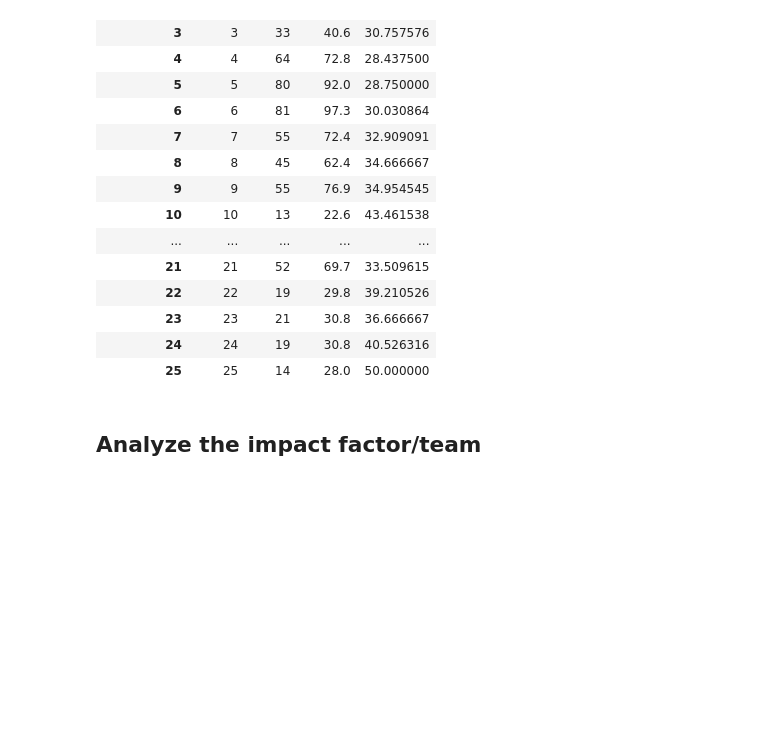
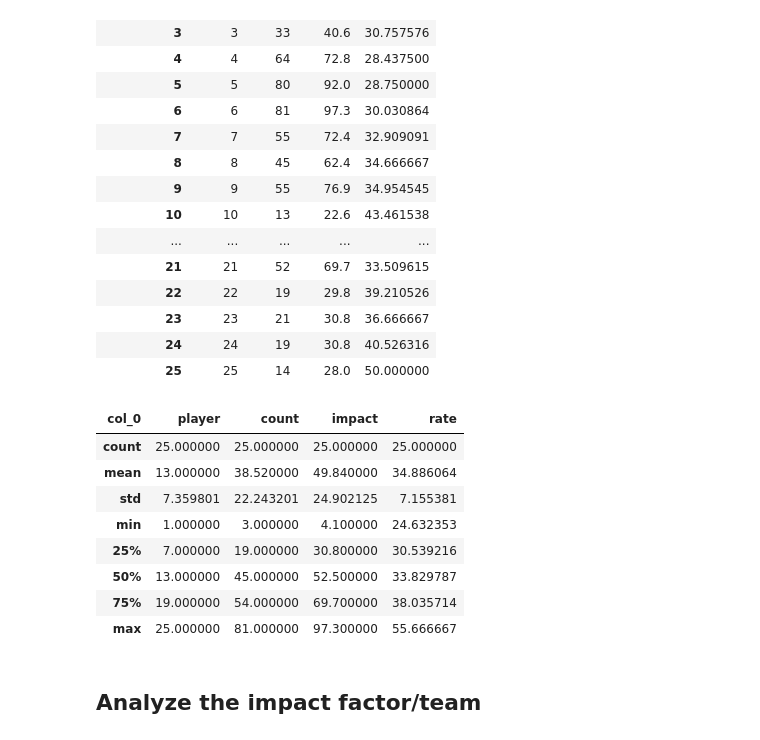
Before and after one commit to heysteph/Project1, a Jupyter notebook: project_notebook.ipynb, the cells around one changed output. Cells and saved outputs as stored; diff of their text form; code cells hidden in the pictures; blank space fills up the shorter version.

```diff
--- a/project_notebook.ipynb
+++ b/project_notebook.ipynb
@@ -354,6 +354,18 @@ datplay
 | 23 | 23 | 21 | 30.8 | 36.666667 |
 | 24 | 24 | 19 | 30.8 | 40.526316 |
 | 25 | 25 | 14 | 28.0 | 50.000000 |
+# %%
+datplay.describe()
+# %% [output]
+| col_0 | player | count | impact | rate |
+| count | 25.000000 | 25.000000 | 25.000000 | 25.000000 |
+| mean | 13.000000 | 38.520000 | 49.840000 | 34.886064 |
+| std | 7.359801 | 22.243201 | 24.902125 | 7.155381 |
+| min | 1.000000 | 3.000000 | 4.100000 | 24.632353 |
+| 25% | 7.000000 | 19.000000 | 30.800000 | 30.539216 |
+| 50% | 13.000000 | 45.000000 | 52.500000 | 33.829787 |
+| 75% | 19.000000 | 54.000000 | 69.700000 | 38.035714 |
+| max | 25.000000 | 81.000000 | 97.300000 | 55.666667 |
 # %% [markdown]
 ## Analyze the impact factor/team
 # %%
```
